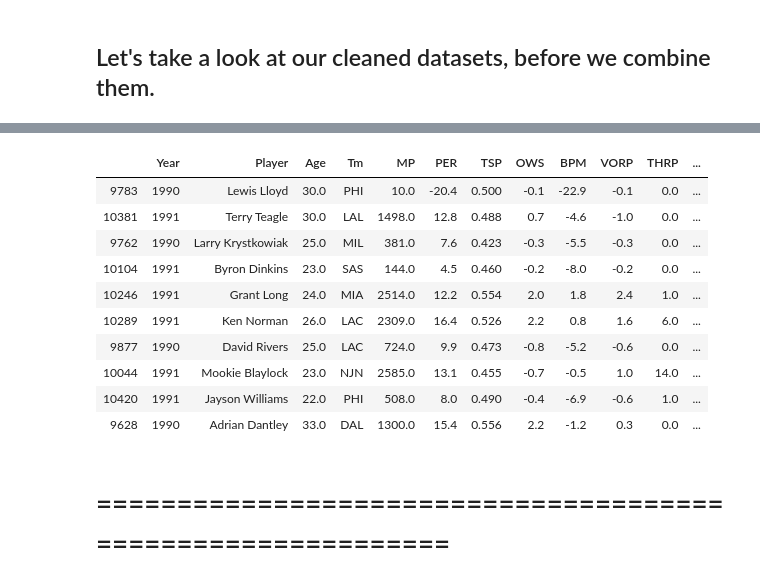
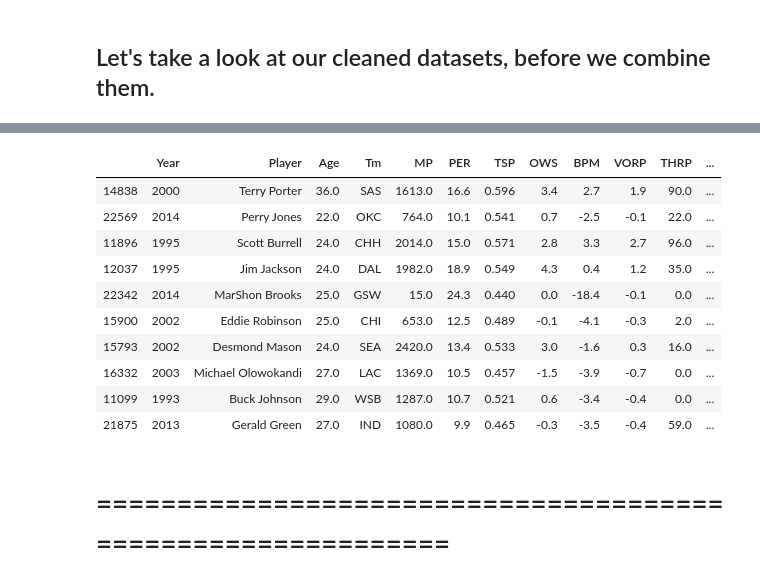
Before and after one commit to Graham-Dom/CSPB-3022-FinalProject, a Jupyter notebook: FinalProject.ipynb, the cells around one changed output, grey strips where cells are left out. Saved outputs shown, nothing was run; the diff lists cells and outputs as text; code cells hidden in the pictures.

```diff
--- a/FinalProject.ipynb
+++ b/FinalProject.ipynb
@@ -177,17 +180,17 @@ display(win_loss.iloc[np.random.choice(len(win_loss), 10)])
 # %%
-display(player_stats.iloc[np.random.choice(len(win_loss), 10)])
+display(player_stats.iloc[np.random.choice(len(player_stats), 10)])
 # %% [output]
 |  | Year | Player | Age | Tm | MP | PER | TSP | OWS | BPM | VORP | THRP | ... |
-| 9783 | 1990 | Lewis Lloyd | 30.0 | PHI | 10.0 | -20.4 | 0.500 | -0.1 | -22.9 | -0.1 | 0.0 | ... |
-| 10381 | 1991 | Terry Teagle | 30.0 | LAL | 1498.0 | 12.8 | 0.488 | 0.7 | -4.6 | -1.0 | 0.0 | ... |
-| 9762 | 1990 | Larry Krystkowiak | 25.0 | MIL | 381.0 | 7.6 | 0.423 | -0.3 | -5.5 | -0.3 | 0.0 | ... |
-| 10104 | 1991 | Byron Dinkins | 23.0 | SAS | 144.0 | 4.5 | 0.460 | -0.2 | -8.0 | -0.2 | 0.0 | ... |
-| 10246 | 1991 | Grant Long | 24.0 | MIA | 2514.0 | 12.2 | 0.554 | 2.0 | 1.8 | 2.4 | 1.0 | ... |
-| 10289 | 1991 | Ken Norman | 26.0 | LAC | 2309.0 | 16.4 | 0.526 | 2.2 | 0.8 | 1.6 | 6.0 | ... |
-| 9877 | 1990 | David Rivers | 25.0 | LAC | 724.0 | 9.9 | 0.473 | -0.8 | -5.2 | -0.6 | 0.0 | ... |
-| 10044 | 1991 | Mookie Blaylock | 23.0 | NJN | 2585.0 | 13.1 | 0.455 | -0.7 | -0.5 | 1.0 | 14.0 | ... |
-| 10420 | 1991 | Jayson Williams | 22.0 | PHI | 508.0 | 8.0 | 0.490 | -0.4 | -6.9 | -0.6 | 1.0 | ... |
-| 9628 | 1990 | Adrian Dantley | 33.0 | DAL | 1300.0 | 15.4 | 0.556 | 2.2 | -1.2 | 0.3 | 0.0 | ... |
+| 14838 | 2000 | Terry Porter | 36.0 | SAS | 1613.0 | 16.6 | 0.596 | 3.4 | 2.7 | 1.9 | 90.0 | ... |
+| 22569 | 2014 | Perry Jones | 22.0 | OKC | 764.0 | 10.1 | 0.541 | 0.7 | -2.5 | -0.1 | 22.0 | ... |
+| 11896 | 1995 | Scott Burrell | 24.0 | CHH | 2014.0 | 15.0 | 0.571 | 2.8 | 3.3 | 2.7 | 96.0 | ... |
+| 12037 | 1995 | Jim Jackson | 24.0 | DAL | 1982.0 | 18.9 | 0.549 | 4.3 | 0.4 | 1.2 | 35.0 | ... |
+| 22342 | 2014 | MarShon Brooks | 25.0 | GSW | 15.0 | 24.3 | 0.440 | 0.0 | -18.4 | -0.1 | 0.0 | ... |
+| 15900 | 2002 | Eddie Robinson | 25.0 | CHI | 653.0 | 12.5 | 0.489 | -0.1 | -4.1 | -0.3 | 2.0 | ... |
+| 15793 | 2002 | Desmond Mason | 24.0 | SEA | 2420.0 | 13.4 | 0.533 | 3.0 | -1.6 | 0.3 | 16.0 | ... |
+| 16332 | 2003 | Michael Olowokandi | 27.0 | LAC | 1369.0 | 10.5 | 0.457 | -1.5 | -3.9 | -0.7 | 0.0 | ... |
+| 11099 | 1993 | Buck Johnson | 29.0 | WSB | 1287.0 | 10.7 | 0.521 | 0.6 | -3.4 | -0.4 | 0.0 | ... |
+| 21875 | 2013 | Gerald Green | 27.0 | IND | 1080.0 | 9.9 | 0.465 | -0.3 | -3.5 | -0.4 | 59.0 | ... |
 # %% [markdown]
 # =============================================================
 # %% [markdown]
```
Also changed, not shown: parts of 33 cells of this notebook.
